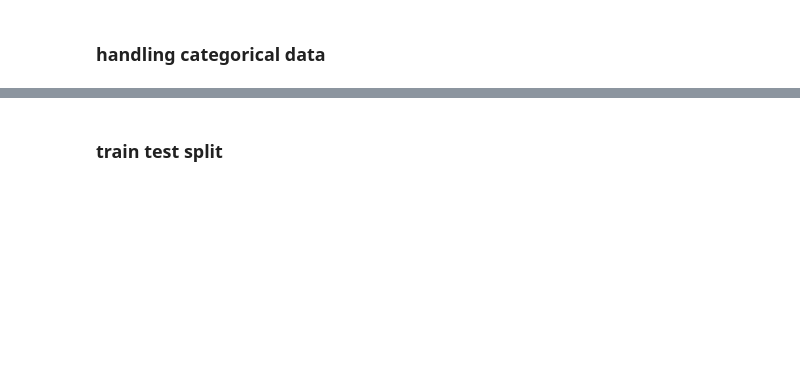
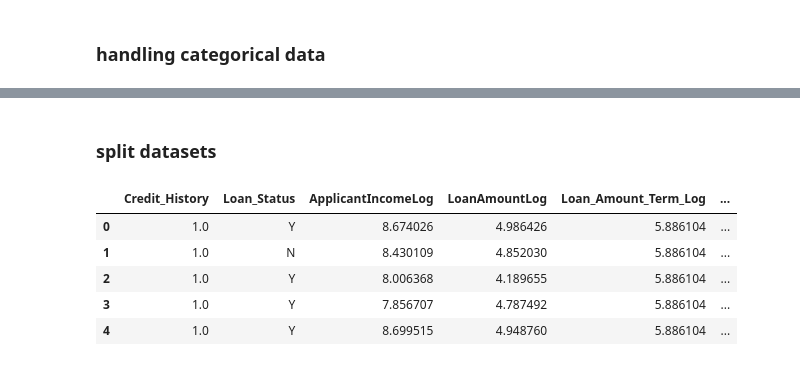
Before and after one commit to codejay411/loan_prediction, a Jupyter notebook: Loan Prediction.ipynb, the cells around one changed output, grey strips where cells are left out. Cells and saved outputs as stored; diff of their text form; code cells hidden in the pictures; blank space fills up the shorter version.

```diff
--- a/Loan Prediction.ipynb
+++ b/Loan Prediction.ipynb
@@ -377,6 +408,21 @@ df.info()
+# %%
+d1 = pd.get_dummies(df['Gender'], drop_first= True)
+d2 = pd.get_dummies(df['Married'], drop_first= True)
+d3 = pd.get_dummies(df['Dependents'], drop_first= True)
+d4 = pd.get_dummies(df['Education'], drop_first= True)
+d5 = pd.get_dummies(df['Self_Employed'], drop_first= True)
+d6 = pd.get_dummies(df['Property_Area'], drop_first= True)
+
+
+
+df1 = pd.concat([df, d1, d2, d3, d4, d5, d6], axis = 1)
+df=df1
+
+cols = ['Gender', 'Married', "Dependents", "Education", "Self_Employed", 'Property_Area']
+df = df.drop(columns=cols, axis=1)
 # %%
-cols = ['Gender',"Married","Education",'Self_Employed',"Property_Area","Loan_Status","Dependents"]
-for col in cols:
-    df[col] = pd.get_dummies(df[col], drop_first= True)
+# cols = ['Gender',"Married","Education",'Self_Employed',"Property_Area","Loan_Status","Dependents"]
+# for col in cols:
+#     df[col] = pd.get_dummies(df[col], drop_first= True)
 # %%
 df.head()
@@ -423,5 +525,14 @@ test.head()
 # %% [markdown]
-### train test split
+### split datasets
+# %%
+df.head()
+# %% [output]
+|  | Credit_History | Loan_Status | ApplicantIncomeLog | LoanAmountLog | Loan_Amount_Term_Log | ... |
+| 0 | 1.0 | Y | 8.674026 | 4.986426 | 5.886104 | ... |
+| 1 | 1.0 | N | 8.430109 | 4.852030 | 5.886104 | ... |
+| 2 | 1.0 | Y | 8.006368 | 4.189655 | 5.886104 | ... |
+| 3 | 1.0 | Y | 7.856707 | 4.787492 | 5.886104 | ... |
+| 4 | 1.0 | Y | 8.699515 | 4.948760 | 5.886104 | ... |
 # %%
 # specify input and output attributes
 x = df.drop(columns=['Loan_Status'], axis=1)
```
Also changed, not shown: parts of 17 cells of this notebook, 4 other files.
